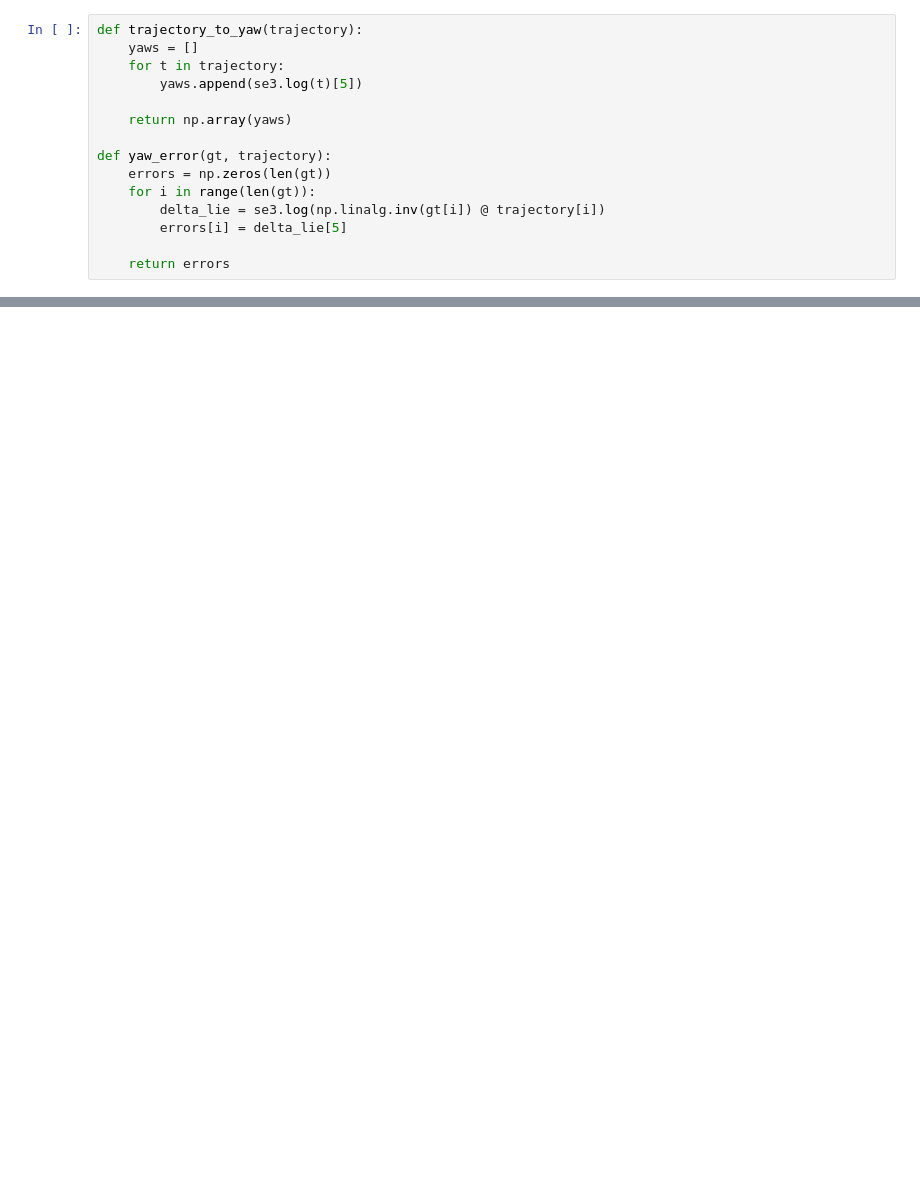
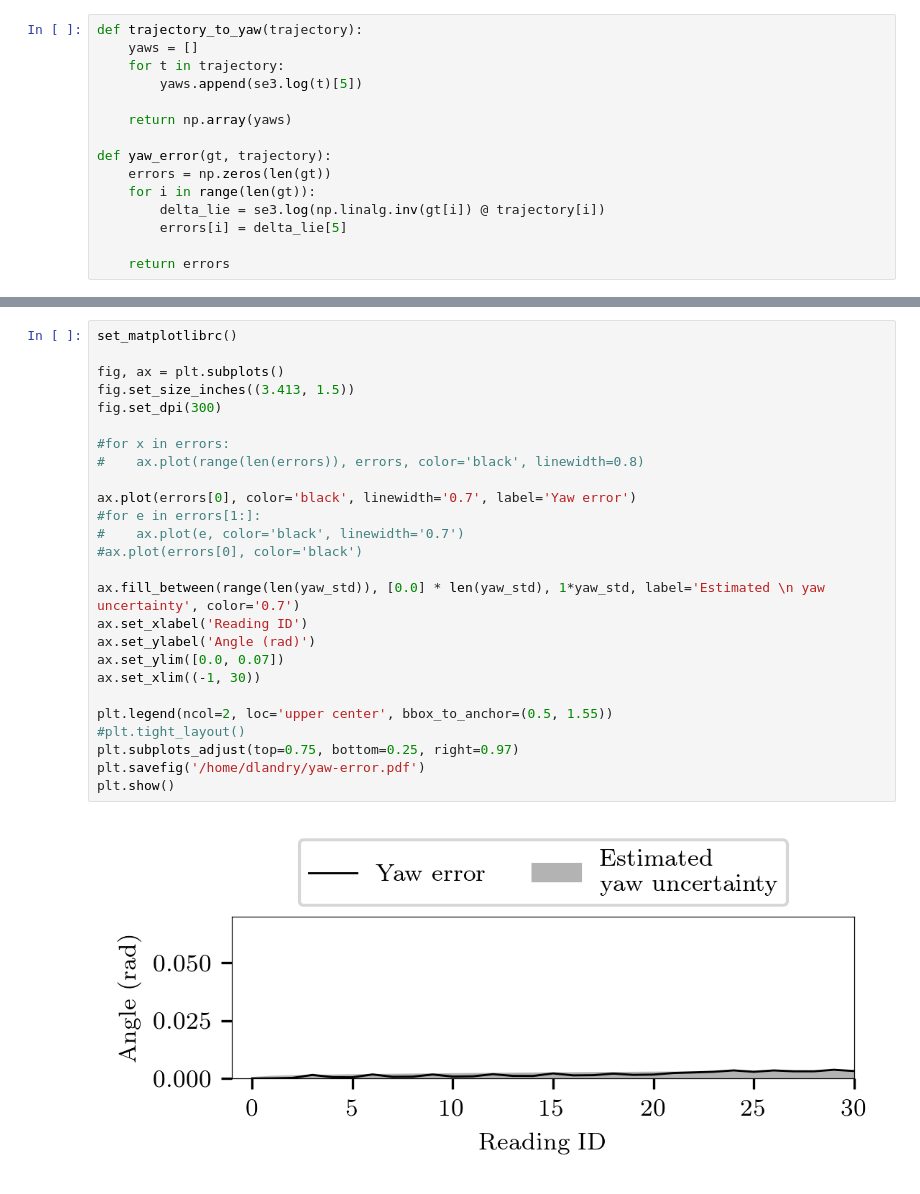
Before and after one commit to davidlandry93/registration-covariance-analysis, a Jupyter notebook: notebooks/2018-08-30-trajectory-rotation.ipynb, the cells around one changed output, grey strips where cells are left out. Drawn from its saved outputs; the diff is of its cells as text; blank space fills up the shorter version.

```diff
--- a/notebooks/2018-08-30-trajectory-rotation.ipynb
+++ b/notebooks/2018-08-30-trajectory-rotation.ipynb
@@ -122,0 +102,28 @@ plt.show()
+# %%
+set_matplotlibrc()
+
+fig, ax = plt.subplots()
+fig.set_size_inches((3.413, 1.5))
+fig.set_dpi(300)
+
+#for x in errors:
+#    ax.plot(range(len(errors)), errors, color='black', linewidth=0.8)
+
+ax.plot(errors[0], color='black', linewidth='0.7', label='Yaw error')
+#for e in errors[1:]:
+#    ax.plot(e, color='black', linewidth='0.7')
+#ax.plot(errors[0], color='black')
+
+ax.fill_between(range(len(yaw_std)), [0.0] * len(yaw_std), 1*yaw_std, label='Estimated \n yaw uncertainty', color='0.7')
+ax.set_xlabel('Reading ID')
+ax.set_ylabel('Angle (rad)')
+ax.set_ylim([0.0, 0.07])
+ax.set_xlim((-1, 30))
+
+plt.legend(ncol=2, loc='upper center', bbox_to_anchor=(0.5, 1.55))
+#plt.tight_layout()
+plt.subplots_adjust(top=0.75, bottom=0.25, right=0.97)
+plt.savefig('/home/dlandry/yaw-error.pdf')
+plt.show()
+# %% [output]
+[figure, added]
```
Also changed, not shown: parts of 10 cells of this notebook, 14 other files.
